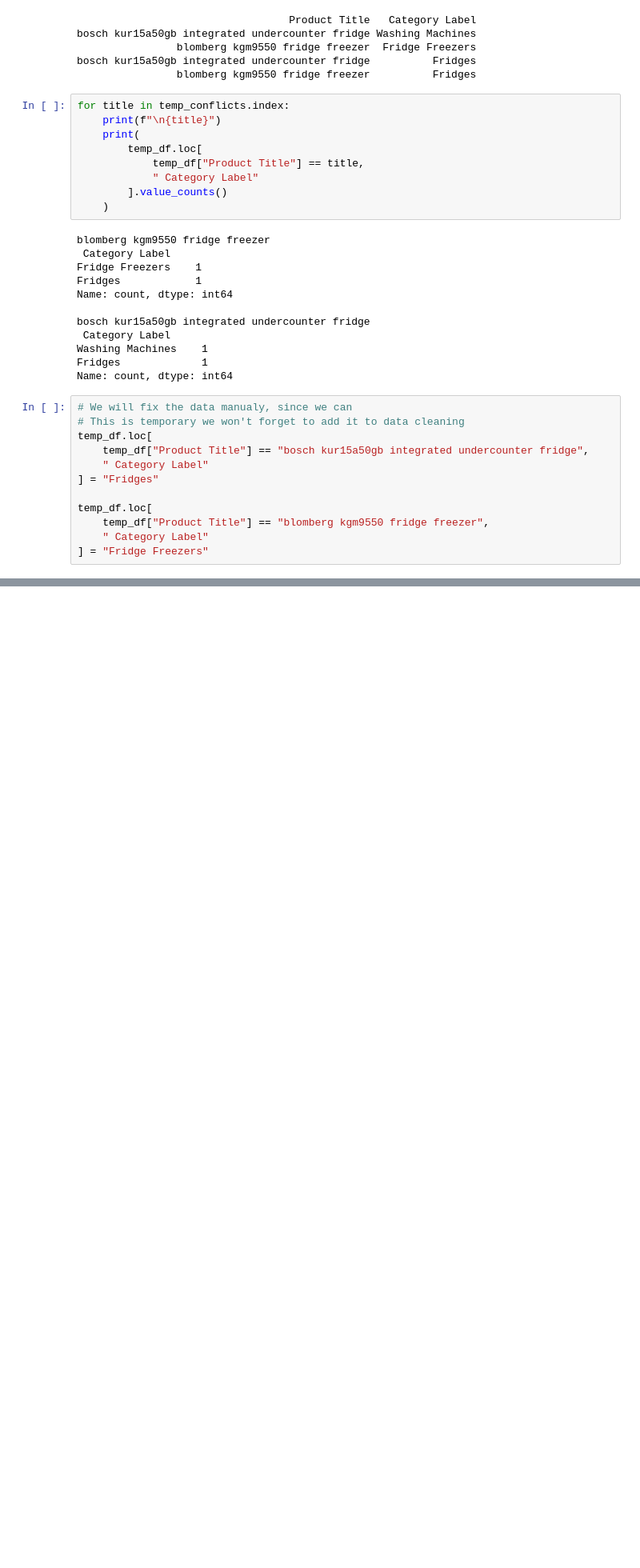
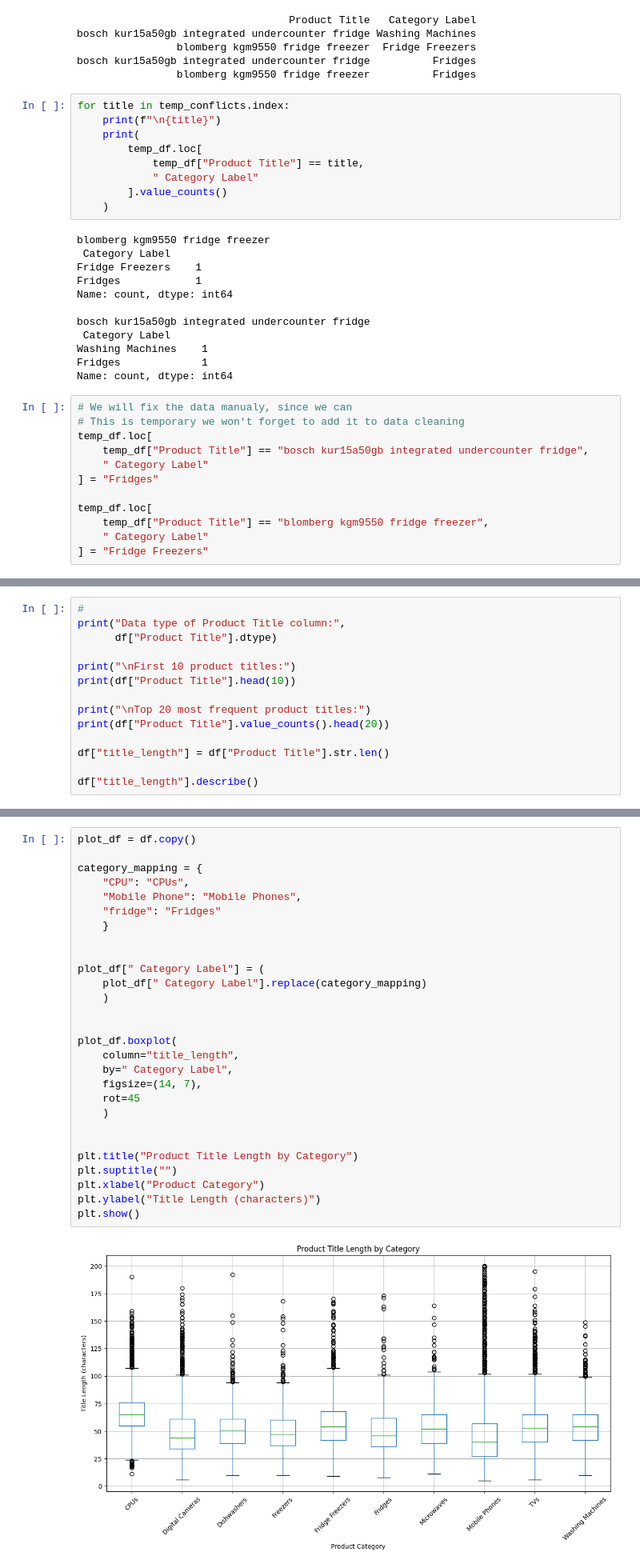
Before and after one commit to seadsejo/ml-final-task-category-prediction-model, a Jupyter notebook: task_analysis.ipynb, the cells around one changed output, grey strips where cells are left out. Shown at 80% size. Saved outputs shown, nothing was run; the diff lists cells and outputs as text; blank space fills up the shorter version.

Commit message:
EDA work on title len

```diff
--- a/task_analysis.ipynb
+++ b/task_analysis.ipynb
@@ -291,0 +301,14 @@ temp_df.loc[
+# %%
+#
+print("Data type of Product Title column:",
+      df["Product Title"].dtype)
+
+print("\nFirst 10 product titles:")
+print(df["Product Title"].head(10))
+
+print("\nTop 20 most frequent product titles:")
+print(df["Product Title"].value_counts().head(20))
+
+df["title_length"] = df["Product Title"].str.len()
+
+df["title_length"].describe()
@@ -291,0 +429,30 @@ temp_df.loc[
+# %%
+plot_df = df.copy()
+
+category_mapping = {
+    "CPU": "CPUs",
+    "Mobile Phone": "Mobile Phones",
+    "fridge": "Fridges"
+    }
+
+
+plot_df[" Category Label"] = (
+    plot_df[" Category Label"].replace(category_mapping)
+    )
+
+
+plot_df.boxplot(
+    column="title_length",
+    by=" Category Label",
+    figsize=(14, 7),
+    rot=45
+    )
+
+
+plt.title("Product Title Length by Category")
+plt.suptitle("")
+plt.xlabel("Product Category")
+plt.ylabel("Title Length (characters)")
+plt.show()
+# %% [output]
+[figure, added]
```
Also changed, not shown: parts of 9 cells of this notebook.
